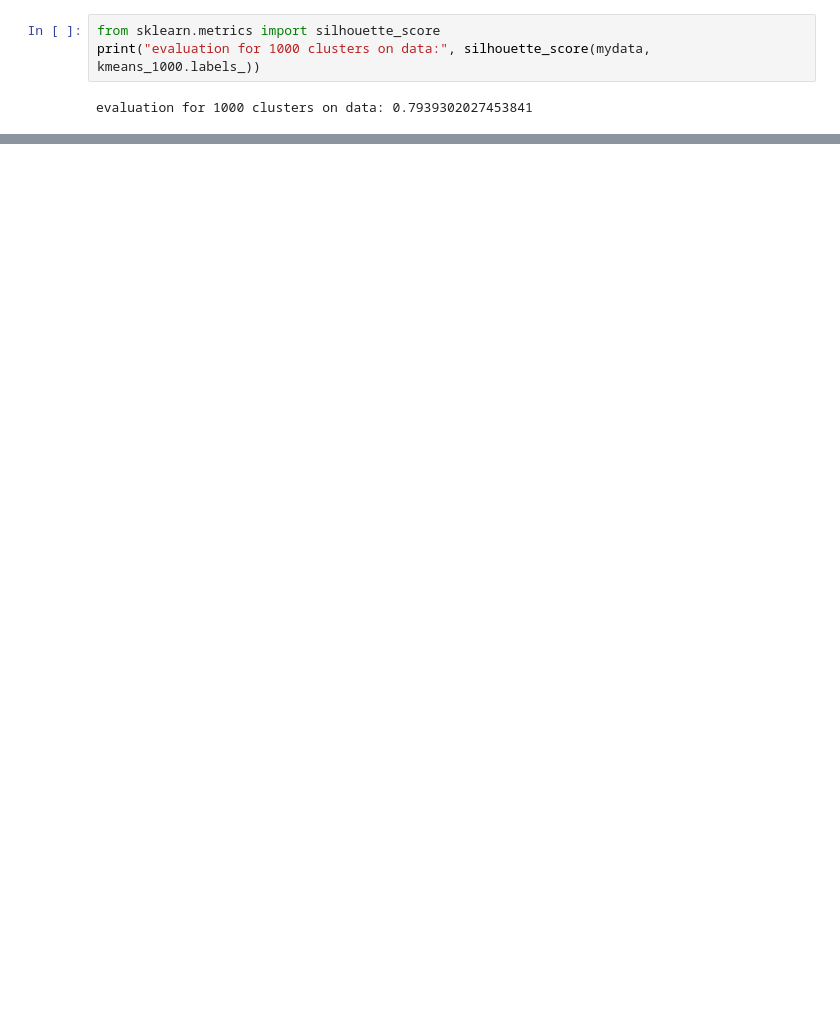
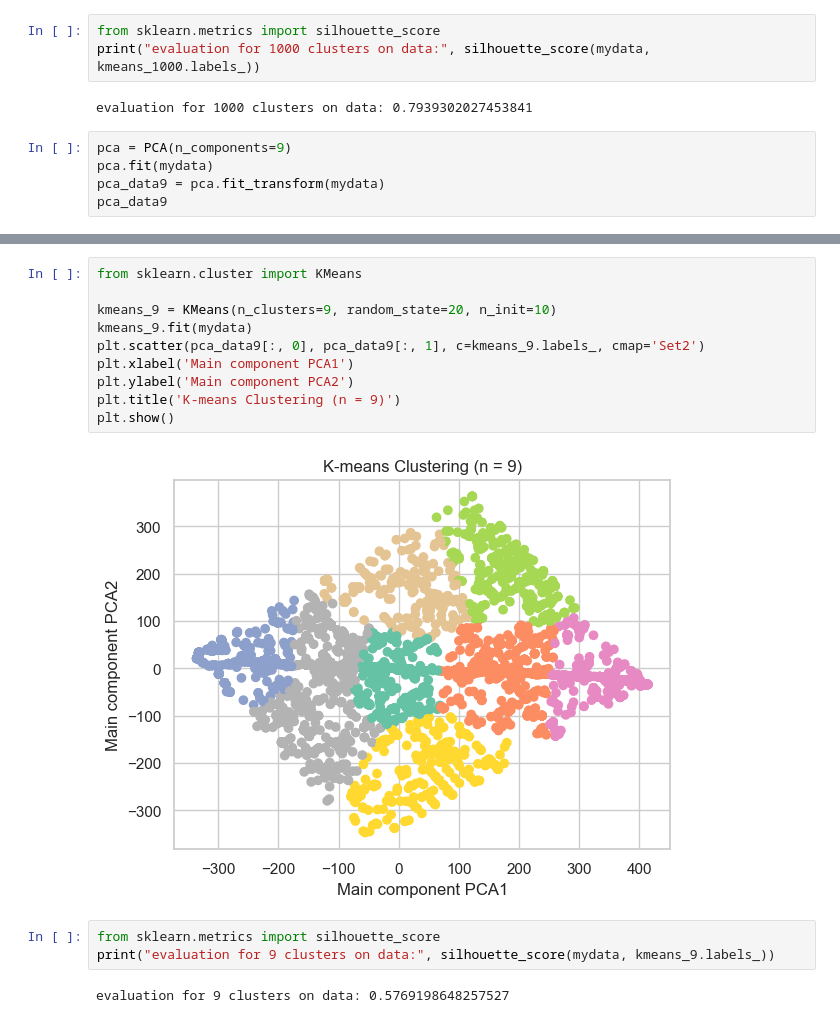
Before and after one commit to exdsgift/IPC-MideastAnalytics, a Jupyter notebook: modeling.ipynb, the cells around one changed output, grey strips where cells are left out. Saved outputs shown, nothing was run; the diff lists cells and outputs as text; blank space fills up the shorter version.

```diff
--- a/modeling.ipynb
+++ b/modeling.ipynb
@@ -331,3 +325,8 @@ from sklearn.metrics import silhouette_score
 print("evaluation for 1000 clusters on data:", silhouette_score(mydata, kmeans_1000.labels_))
 # %% [output]
 evaluation for 1000 clusters on data: 0.7939302027453841
+# %%
+pca = PCA(n_components=9)
+pca.fit(mydata)
+pca_data9 = pca.fit_transform(mydata)
+pca_data9
@@ -333,0 +347,17 @@ evaluation for 1000 clusters on data: 0.7939302027453841
+# %%
+from sklearn.cluster import KMeans
+
+kmeans_9 = KMeans(n_clusters=9, random_state=20, n_init=10)
+kmeans_9.fit(mydata)
+plt.scatter(pca_data9[:, 0], pca_data9[:, 1], c=kmeans_9.labels_, cmap='Set2')
+plt.xlabel('Main component PCA1')
+plt.ylabel('Main component PCA2')
+plt.title('K-means Clustering (n = 9)')
+plt.show()
+# %% [output]
+[figure, added]
+# %%
+from sklearn.metrics import silhouette_score
+print("evaluation for 9 clusters on data:", silhouette_score(mydata, kmeans_9.labels_))
+# %% [output]
+evaluation for 9 clusters on data: 0.5769198648257527
```
Also changed, not shown: parts of 6 cells of this notebook, 1 other file.
